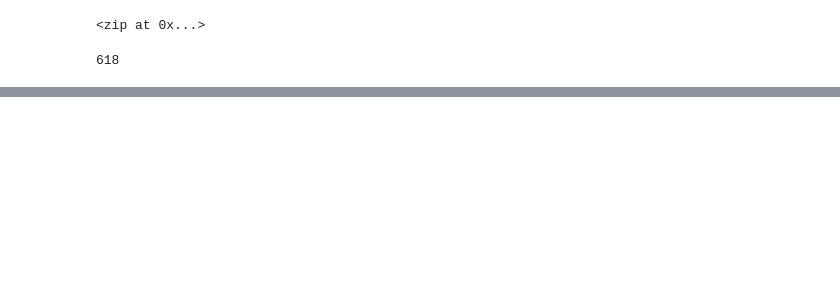
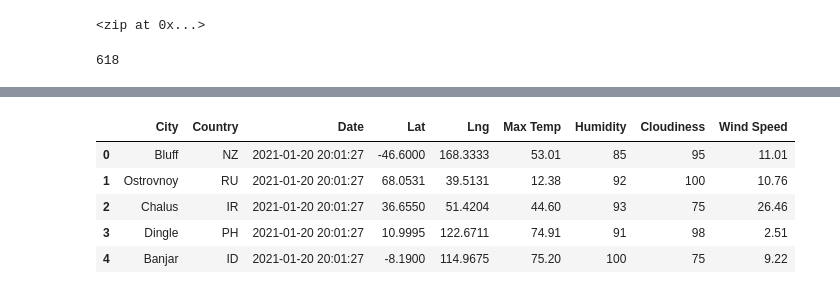
Before and after one commit to kolinzo1/World_Weather_Analysis, a Jupyter notebook: WeatherPy.ipynb, the cells around one changed output, grey strips where cells are left out. Drawn from its saved outputs; the diff is of its cells as text; code cells hidden in the pictures; blank space fills up the shorter version.

```diff
--- a/WeatherPy.ipynb
+++ b/WeatherPy.ipynb
@@ -33,0 +142,11 @@ len(cities)
+# %%
+new_data_col = ["City", "Country", "Date", "Lat", "Lng", "Max Temp", "Humidity", "Cloudiness", "Wind Speed"]
+city_data_df = city_data_df[new_data_col]
+city_data_df.head()
+# %% [output]
+|  | City | Country | Date | Lat | Lng | Max Temp | Humidity | Cloudiness | Wind Speed |
+| 0 | Bluff | NZ | 2021-01-20 20:01:27 | -46.6000 | 168.3333 | 53.01 | 85 | 95 | 11.01 |
+| 1 | Ostrovnoy | RU | 2021-01-20 20:01:27 | 68.0531 | 39.5131 | 12.38 | 92 | 100 | 10.76 |
+| 2 | Chalus | IR | 2021-01-20 20:01:27 | 36.6550 | 51.4204 | 44.60 | 93 | 75 | 26.46 |
+| 3 | Dingle | PH | 2021-01-20 20:01:27 | 10.9995 | 122.6711 | 74.91 | 91 | 98 | 2.51 |
+| 4 | Banjar | ID | 2021-01-20 20:01:27 | -8.1900 | 114.9675 | 75.20 | 100 | 75 | 9.22 |
```
Also changed, not shown: parts of 6 cells of this notebook, 3 other files.
